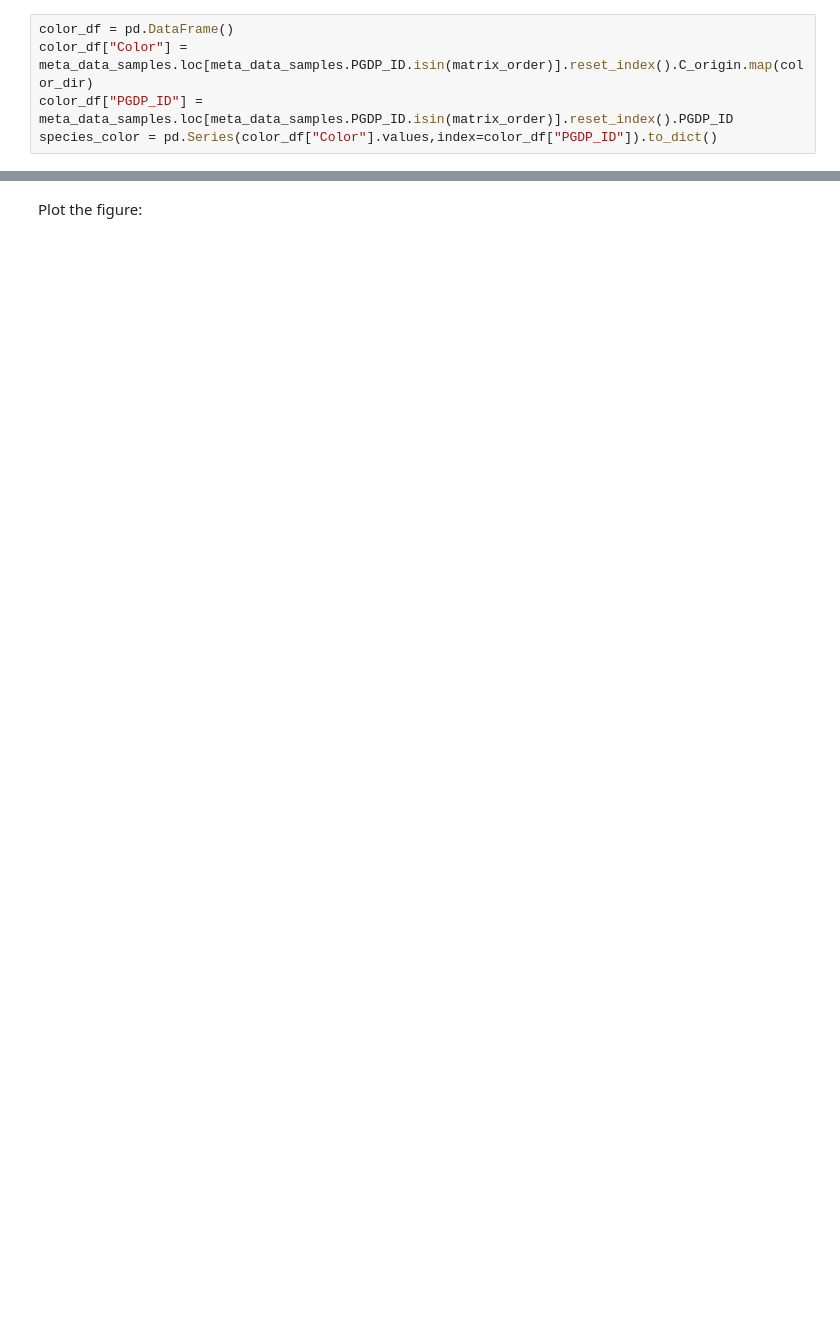
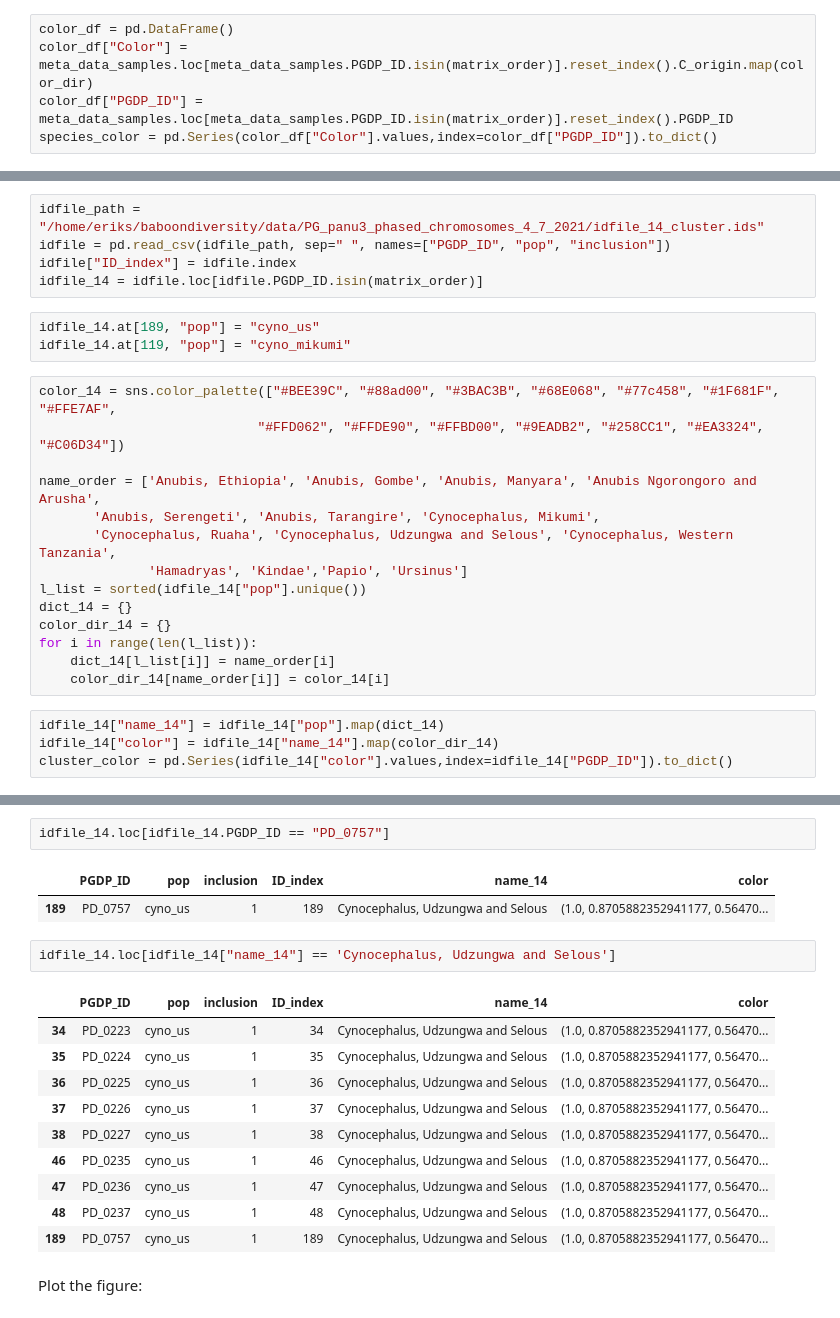
Before and after one commit to erikfogh/baboon_analysis, a Jupyter notebook: notebooks/coancestry_visualization.ipynb, the cells around one changed output, grey strips where cells are left out. Saved outputs shown, nothing was run; the diff lists cells and outputs as text; blank space fills up the shorter version.

```diff
--- a/notebooks/coancestry_visualization.ipynb
+++ b/notebooks/coancestry_visualization.ipynb
@@ -209,0 +233,26 @@ mycols
+# %%
+idfile_path = "/home/eriks/baboondiversity/data/PG_panu3_phased_chromosomes_4_7_2021/idfile_14_cluster.ids"
+idfile = pd.read_csv(idfile_path, sep=" ", names=["PGDP_ID", "pop", "inclusion"])
+idfile["ID_index"] = idfile.index
+idfile_14 = idfile.loc[idfile.PGDP_ID.isin(matrix_order)]
+# %%
+idfile_14.at[189, "pop"] = "cyno_us"
+idfile_14.at[119, "pop"] = "cyno_mikumi"
+# %%
+color_14 = sns.color_palette(["#BEE39C", "#88ad00", "#3BAC3B", "#68E068", "#77c458", "#1F681F", "#FFE7AF",
+                            "#FFD062", "#FFDE90", "#FFBD00", "#9EADB2", "#258CC1", "#EA3324", "#C06D34"])
+
+name_order = ['Anubis, Ethiopia', 'Anubis, Gombe', 'Anubis, Manyara', 'Anubis Ngorongoro and Arusha',
+       'Anubis, Serengeti', 'Anubis, Tarangire', 'Cynocephalus, Mikumi',
+       'Cynocephalus, Ruaha', 'Cynocephalus, Udzungwa and Selous', 'Cynocephalus, Western Tanzania',
+              'Hamadryas', 'Kindae','Papio', 'Ursinus']
+l_list = sorted(idfile_14["pop"].unique())
+dict_14 = {}
+color_dir_14 = {}
+for i in range(len(l_list)):
+    dict_14[l_list[i]] = name_order[i]
+    color_dir_14[name_order[i]] = color_14[i]
+# %%
+idfile_14["name_14"] = idfile_14["pop"].map(dict_14)
+idfile_14["color"] = idfile_14["name_14"].map(color_dir_14)
+cluster_color = pd.Series(idfile_14["color"].values,index=idfile_14["PGDP_ID"]).to_dict()
@@ -210,3 +269,21 @@ mycols
+# %%
+idfile_14.loc[idfile_14.PGDP_ID == "PD_0757"]
+# %% [output]
+|  | PGDP_ID | pop | inclusion | ID_index | name_14 | color |
+| 189 | PD_0757 | cyno_us | 1 | 189 | Cynocephalus, Udzungwa and Selous | (1.0, 0.8705882352941177, 0.56470... |
+# %%
+idfile_14.loc[idfile_14["name_14"] == 'Cynocephalus, Udzungwa and Selous']
+# %% [output]
+|  | PGDP_ID | pop | inclusion | ID_index | name_14 | color |
+| 34 | PD_0223 | cyno_us | 1 | 34 | Cynocephalus, Udzungwa and Selous | (1.0, 0.8705882352941177, 0.56470... |
+| 35 | PD_0224 | cyno_us | 1 | 35 | Cynocephalus, Udzungwa and Selous | (1.0, 0.8705882352941177, 0.56470... |
+| 36 | PD_0225 | cyno_us | 1 | 36 | Cynocephalus, Udzungwa and Selous | (1.0, 0.8705882352941177, 0.56470... |
+| 37 | PD_0226 | cyno_us | 1 | 37 | Cynocephalus, Udzungwa and Selous | (1.0, 0.8705882352941177, 0.56470... |
+| 38 | PD_0227 | cyno_us | 1 | 38 | Cynocephalus, Udzungwa and Selous | (1.0, 0.8705882352941177, 0.56470... |
+| 46 | PD_0235 | cyno_us | 1 | 46 | Cynocephalus, Udzungwa and Selous | (1.0, 0.8705882352941177, 0.56470... |
+| 47 | PD_0236 | cyno_us | 1 | 47 | Cynocephalus, Udzungwa and Selous | (1.0, 0.8705882352941177, 0.56470... |
+| 48 | PD_0237 | cyno_us | 1 | 48 | Cynocephalus, Udzungwa and Selous | (1.0, 0.8705882352941177, 0.56470... |
+| 189 | PD_0757 | cyno_us | 1 | 189 | Cynocephalus, Udzungwa and Selous | (1.0, 0.8705882352941177, 0.56470... |
 # %% [markdown]
 Plot the figure:
 # %%
```
Also changed, not shown: parts of 8 cells of this notebook, 10 other files.
